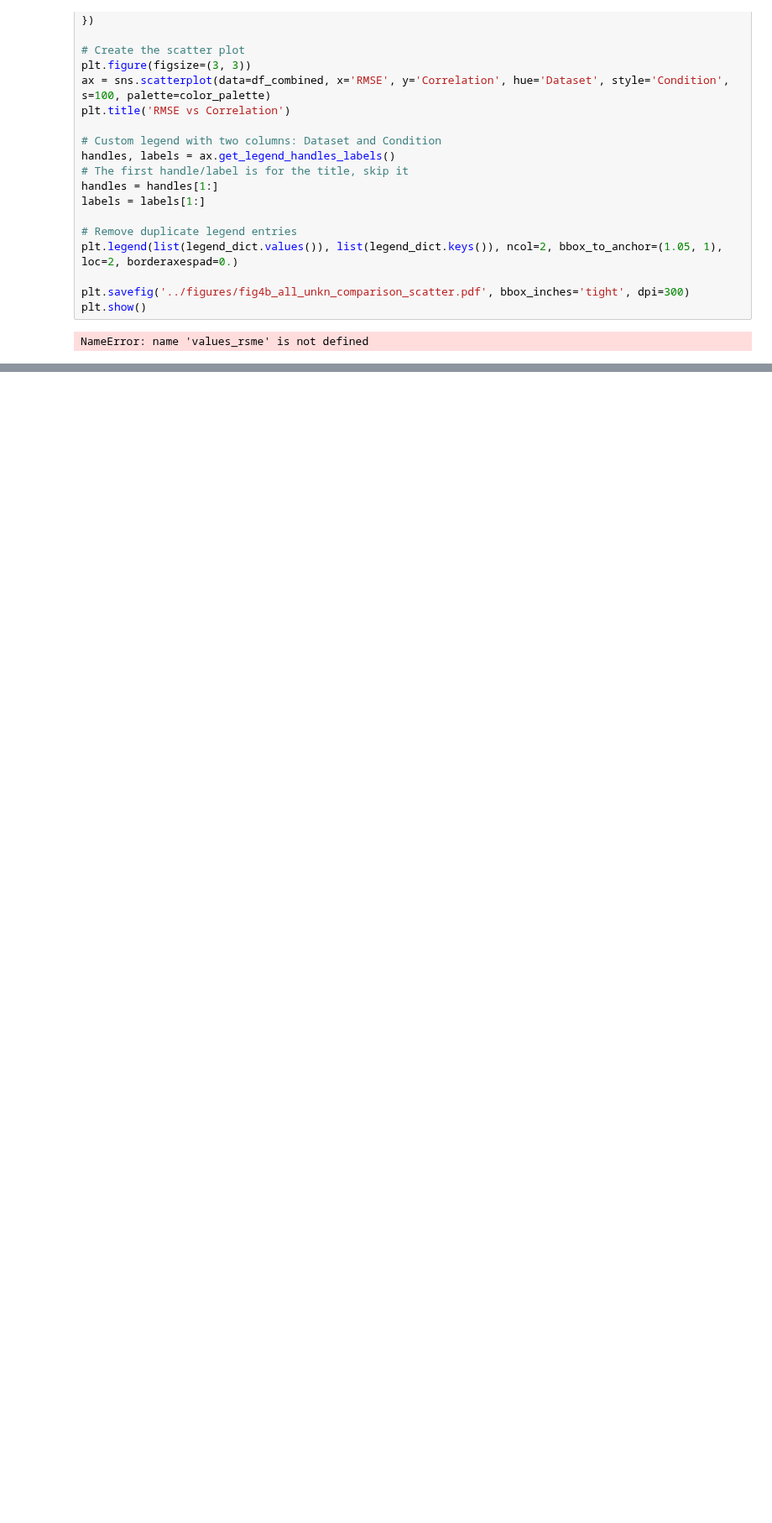
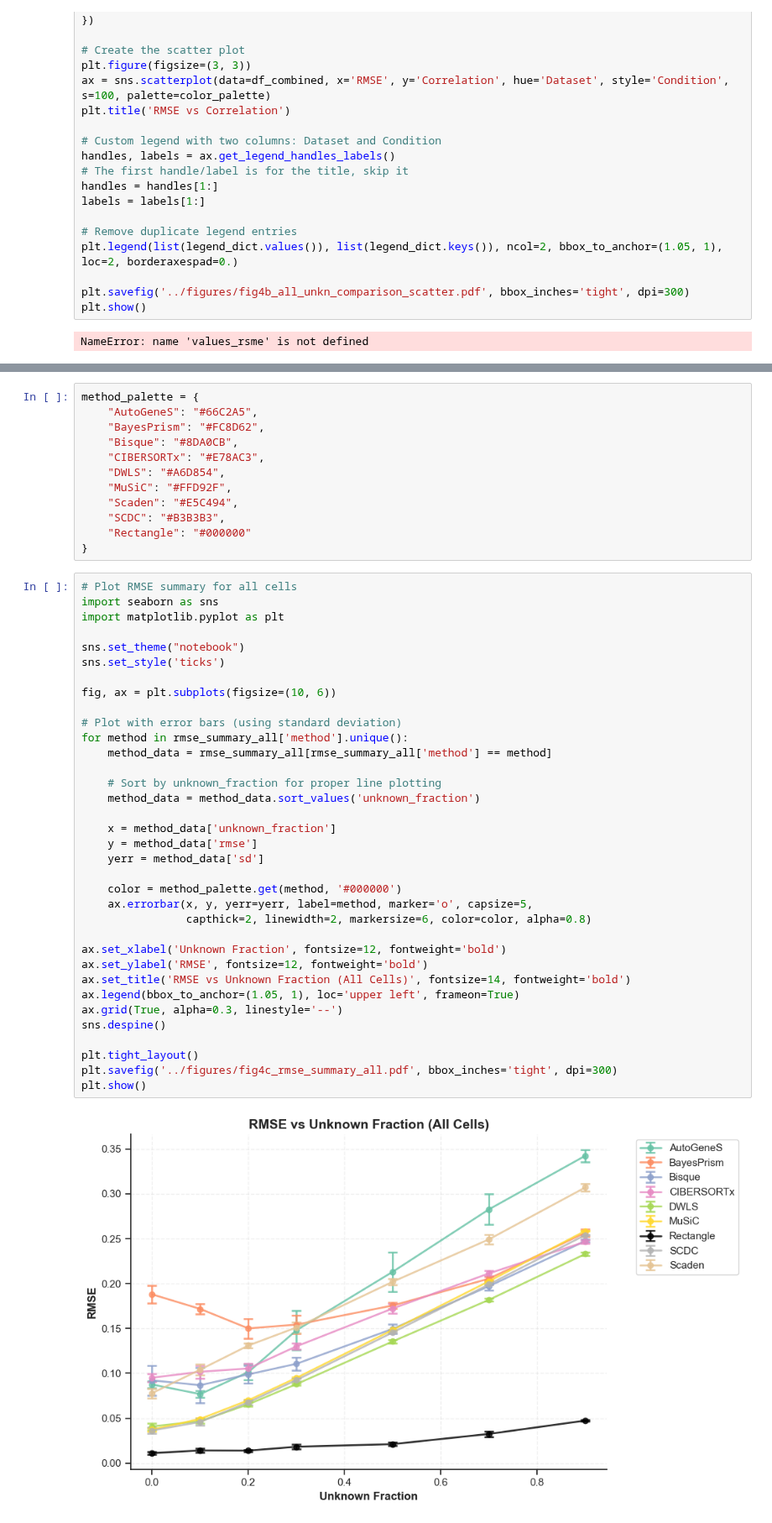
Before and after one commit to ComputationalBiomedicineGroup/rectangle_paper, a Jupyter notebook: notebooks/figure_4.ipynb, the cells around one changed output, grey strips where cells are left out. Shown at 84% size. Drawn from its saved outputs; the diff is of its cells as text; blank space fills up the shorter version.

Commit message:
unknown stuff

```diff
--- a/notebooks/figure_4.ipynb
+++ b/notebooks/figure_4.ipynb
@@ -323,0 +438,49 @@ NameError: name 'values_rsme' is not defined
+# %%
+method_palette = {
+    "AutoGeneS": "#66C2A5",
+    "BayesPrism": "#FC8D62",
+    "Bisque": "#8DA0CB",
+    "CIBERSORTx": "#E78AC3",
+    "DWLS": "#A6D854",
+    "MuSiC": "#FFD92F",
+    "Scaden": "#E5C494",
+    "SCDC": "#B3B3B3",
+    "Rectangle": "#000000"
+}
+# %%
+# Plot RMSE summary for all cells
+import seaborn as sns
+import matplotlib.pyplot as plt
+
+sns.set_theme("notebook")
+sns.set_style('ticks')
+
+fig, ax = plt.subplots(figsize=(10, 6))
+
+# Plot with error bars (using standard deviation)
+for method in rmse_summary_all['method'].unique():
+    method_data = rmse_summary_all[rmse_summary_all['method'] == method]
+
+    # Sort by unknown_fraction for proper line plotting
+    method_data = method_data.sort_values('unknown_fraction')
+
+    x = method_data['unknown_fraction']
+    y = method_data['rmse']
+    yerr = method_data['sd']
+
+    color = method_palette.get(method, '#000000')
+    ax.errorbar(x, y, yerr=yerr, label=method, marker='o', capsize=5,
+                capthick=2, linewidth=2, markersize=6, color=color, alpha=0.8)
+
+ax.set_xlabel('Unknown Fraction', fontsize=12, fontweight='bold')
+ax.set_ylabel('RMSE', fontsize=12, fontweight='bold')
+ax.set_title('RMSE vs Unknown Fraction (All Cells)', fontsize=14, fontweight='bold')
+ax.legend(bbox_to_anchor=(1.05, 1), loc='upper left', frameon=True)
+ax.grid(True, alpha=0.3, linestyle='--')
+sns.despine()
+
+plt.tight_layout()
+plt.savefig('../figures/fig4c_rmse_summary_all.pdf', bbox_inches='tight', dpi=300)
+plt.show()
+# %% [output]
+[figure, added]
```
Also changed, not shown: parts of 6 cells of this notebook, 1 other file.
